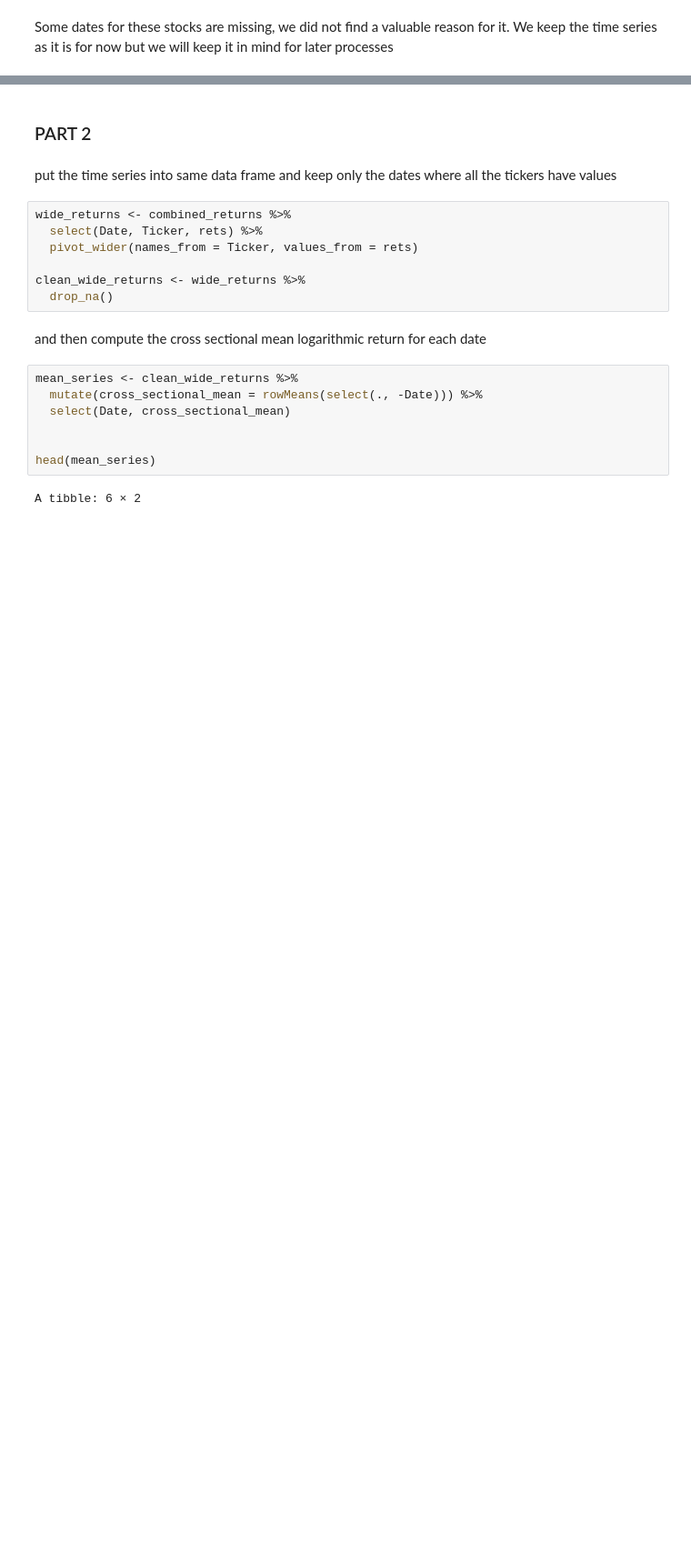
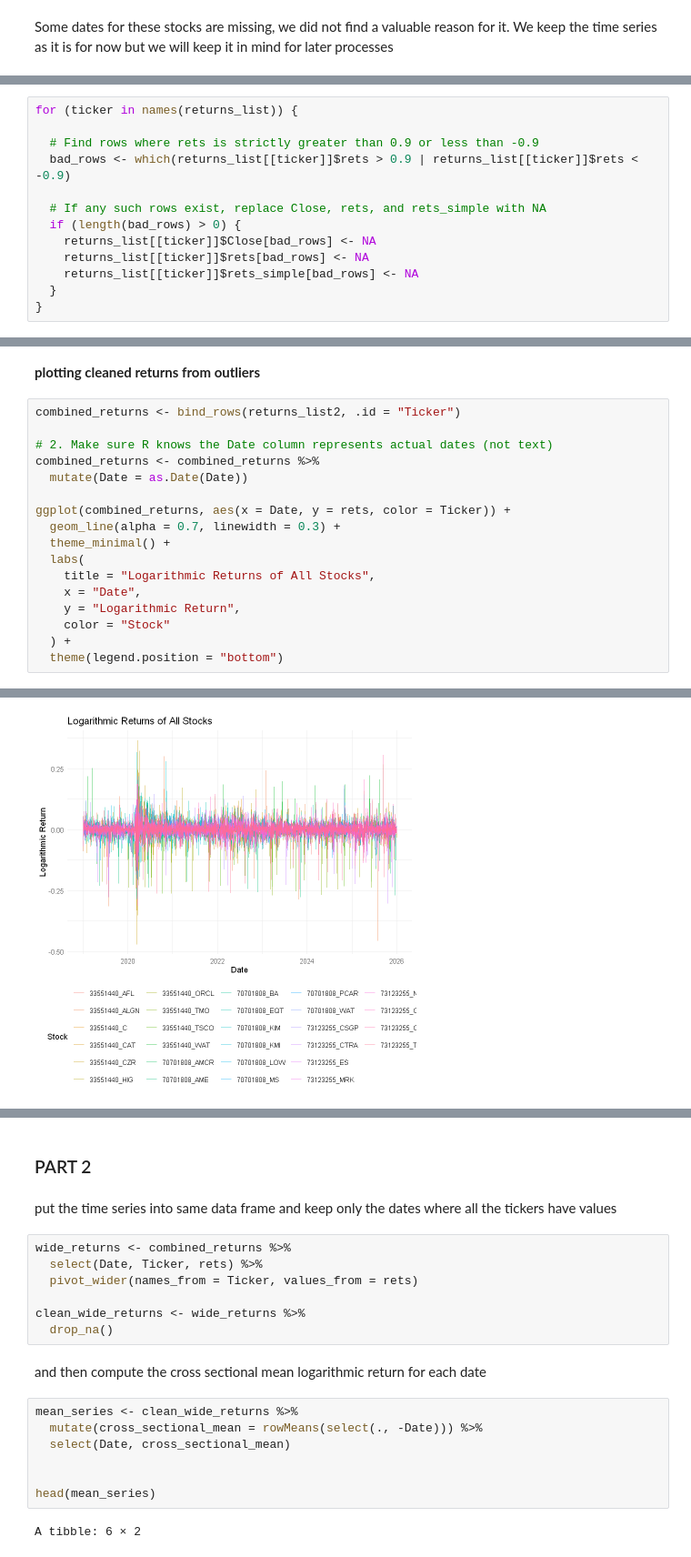
Before and after one commit to ahojdobryden/FiCox, a Jupyter notebook: HW1.ipynb, the cells around one changed output, grey strips where cells are left out. Shown at 91% size. Cells and saved outputs as stored; diff of their text form; blank space fills up the shorter version.

Commit message:
part 1, outliers prepsany na NAs

```diff
--- a/HW1.ipynb
+++ b/HW1.ipynb
@@ -440,0 +496,13 @@ Warning message:
+# %%
+for (ticker in names(returns_list)) {
+
+  # Find rows where rets is strictly greater than 0.9 or less than -0.9
+  bad_rows <- which(returns_list[[ticker]]$rets > 0.9 | returns_list[[ticker]]$rets < -0.9)
+
+  # If any such rows exist, replace Close, rets, and rets_simple with NA
+  if (length(bad_rows) > 0) {
+    returns_list[[ticker]]$Close[bad_rows] <- NA
+    returns_list[[ticker]]$rets[bad_rows] <- NA
+    returns_list[[ticker]]$rets_simple[bad_rows] <- NA
+  }
+}
@@ -440,0 +520,20 @@ Warning message:
+# %% [markdown]
+**plotting cleaned returns from outliers**
+# %%
+combined_returns <- bind_rows(returns_list2, .id = "Ticker")
+
+# 2. Make sure R knows the Date column represents actual dates (not text)
+combined_returns <- combined_returns %>%
+  mutate(Date = as.Date(Date))
+
+ggplot(combined_returns, aes(x = Date, y = rets, color = Ticker)) +
+  geom_line(alpha = 0.7, linewidth = 0.3) +
+  theme_minimal() +
+  labs(
+    title = "Logarithmic Returns of All Stocks",
+    x = "Date",
+    y = "Logarithmic Return",
+    color = "Stock"
+  ) +
+  theme(legend.position = "bottom")
+# %% [output]
@@ -440,0 +542 @@ Warning message:
+[figure, added]
```
Also changed, not shown: parts of 41 cells of this notebook.
